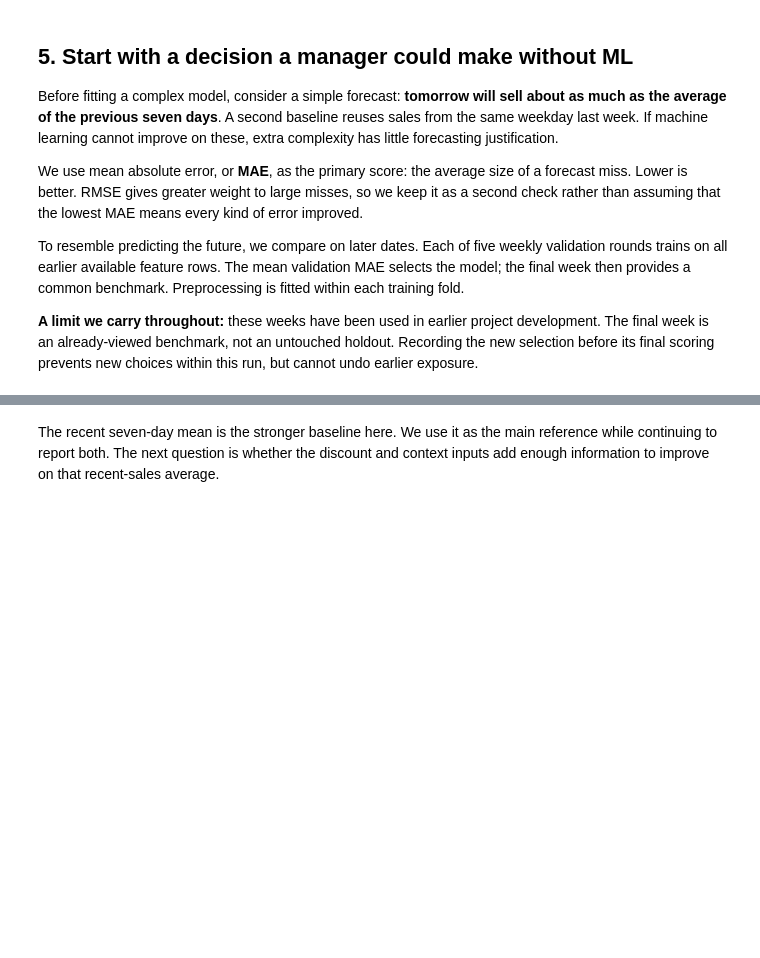
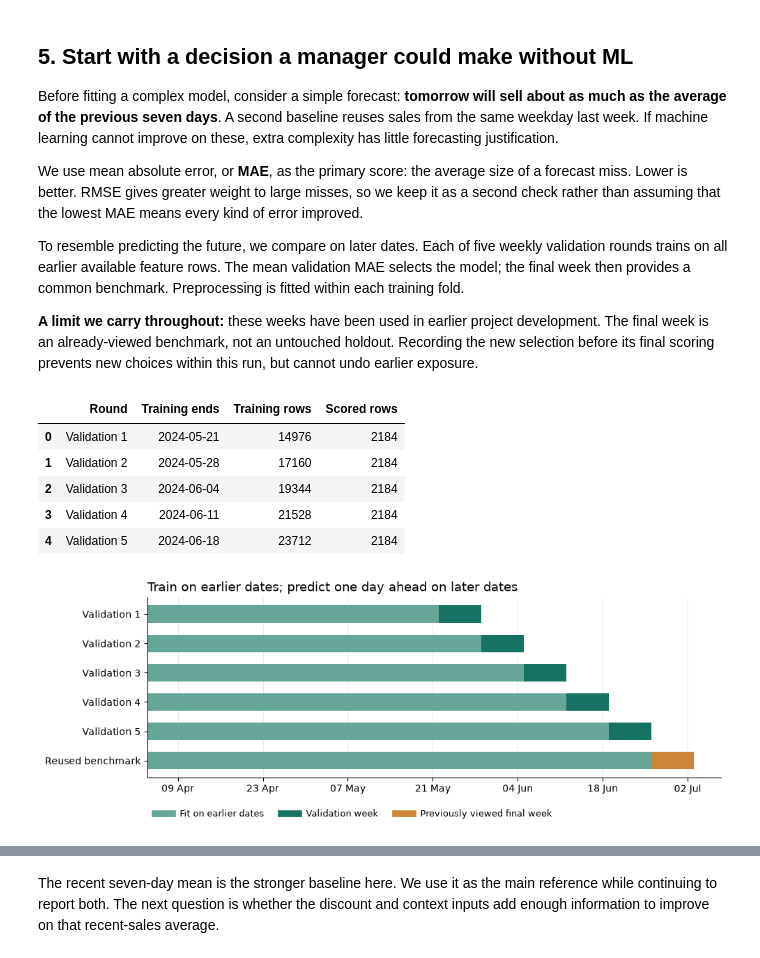
Before and after one commit to Lisayinyy/MAIB_7002, a Jupyter notebook: 02_lisa_pipeline.ipynb, the cells around one changed output, grey strips where cells are left out. Cells and saved outputs as stored; diff of their text form; code cells hidden in the pictures; blank space fills up the shorter version.

```diff
--- a/02_lisa_pipeline.ipynb
+++ b/02_lisa_pipeline.ipynb
@@ -260,3 +354,15 @@ then provides a common benchmark. Preprocessing is fitted within each training f
 **A limit we carry throughout:** these weeks have been used in earlier project development. The final
 week is an already-viewed benchmark, not an untouched holdout. Recording the new selection before
 its final scoring prevents new choices within this run, but cannot undo earlier exposure.
+# %%
+timeline_figure, timeline_table = story.split_timeline(feat, plan)
+display(timeline_table)
+plt.show()
+# %% [output]
+|  | Round | Training ends | Training rows | Scored rows |
+| 0 | Validation 1 | 2024-05-21 | 14976 | 2184 |
+| 1 | Validation 2 | 2024-05-28 | 17160 | 2184 |
+| 2 | Validation 3 | 2024-06-04 | 19344 | 2184 |
+| 3 | Validation 4 | 2024-06-11 | 21528 | 2184 |
+| 4 | Validation 5 | 2024-06-18 | 23712 | 2184 |
+[figure, added]
```
Also changed, not shown: parts of 49 cells of this notebook, 41 other files.
